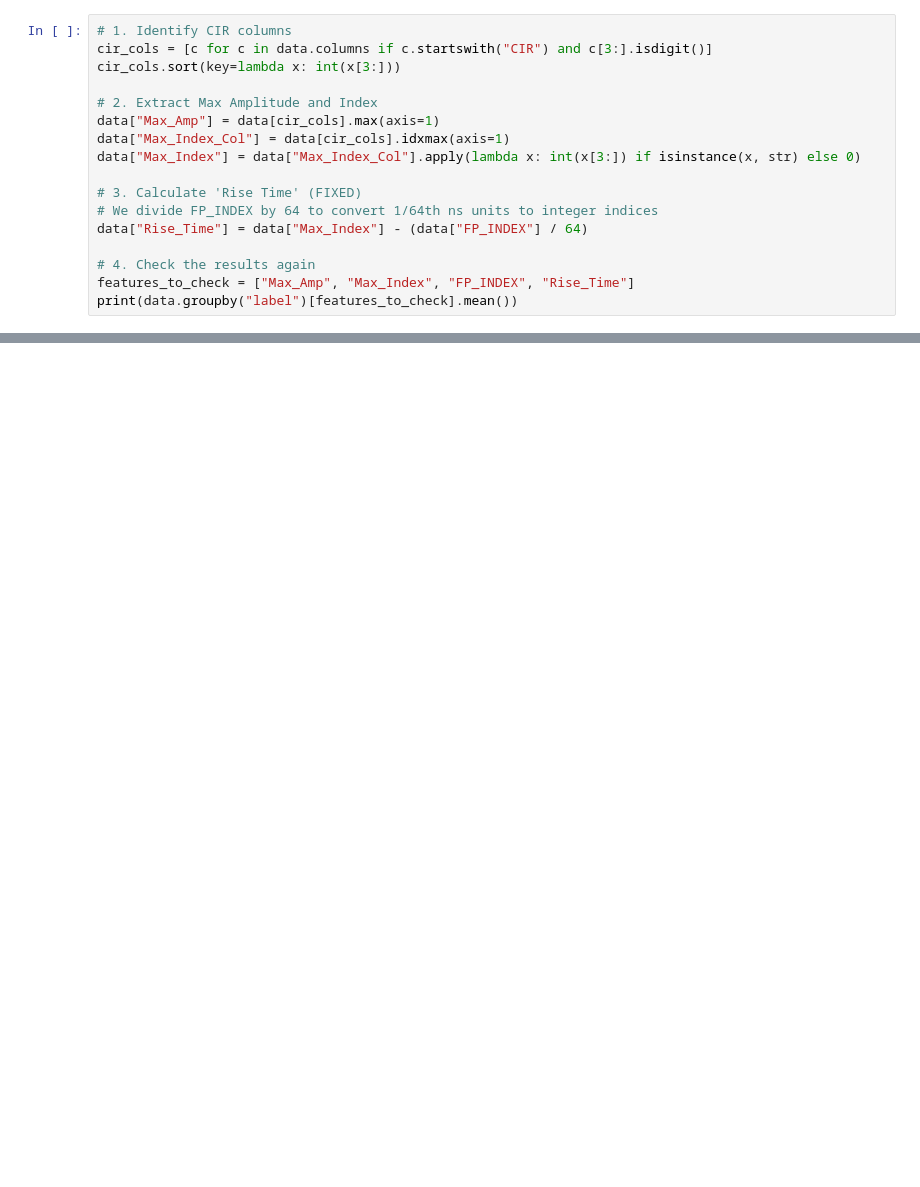
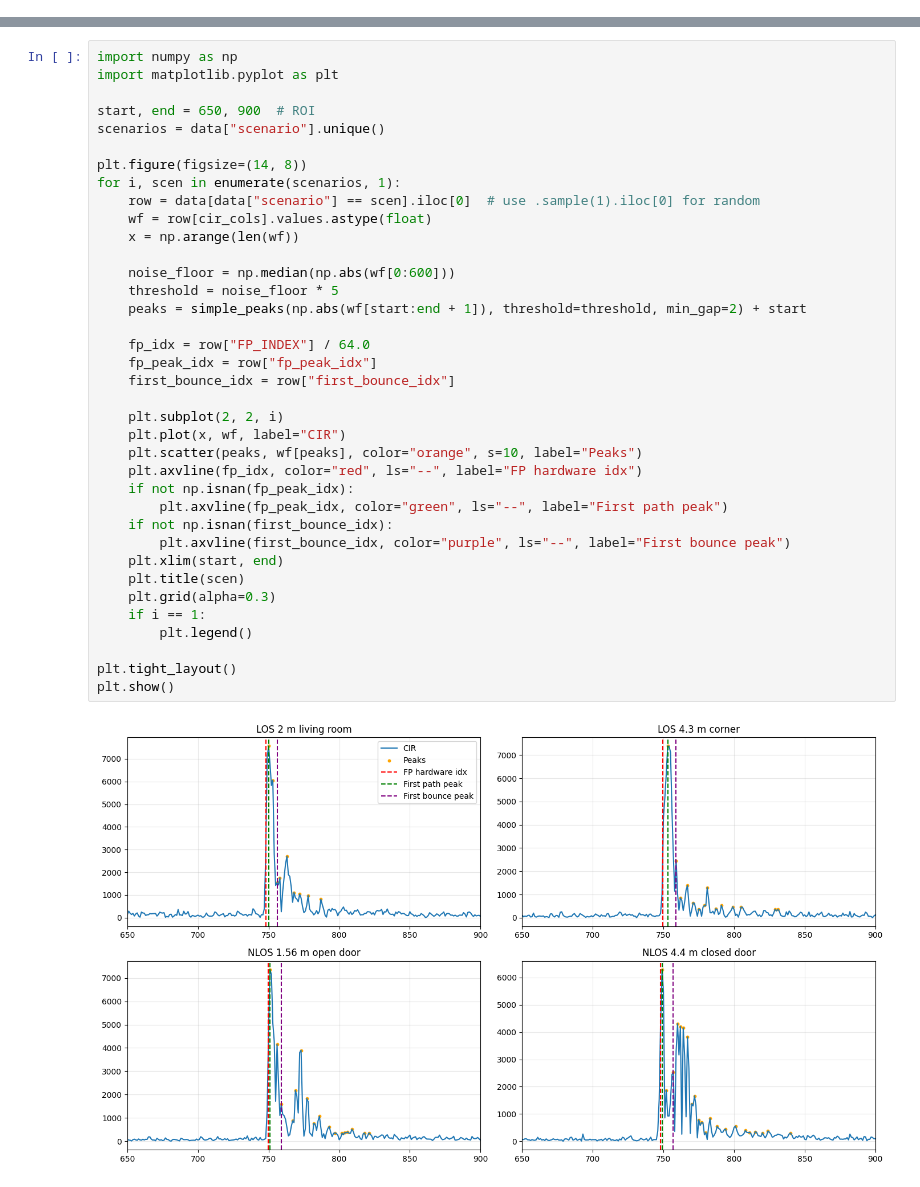
Before and after one commit to jonathanljc/capstone, a Jupyter notebook: eda/eda.ipynb, the cells around one changed output, grey strips where cells are left out. Drawn from its saved outputs; the diff is of its cells as text; blank space fills up the shorter version.

```diff
--- a/eda/eda.ipynb
+++ b/eda/eda.ipynb
@@ -224,17 +38,0 @@ plt.show()
-# %%
-# 1. Identify CIR columns
-cir_cols = [c for c in data.columns if c.startswith("CIR") and c[3:].isdigit()]
-cir_cols.sort(key=lambda x: int(x[3:]))
-
-# 2. Extract Max Amplitude and Index
-data["Max_Amp"] = data[cir_cols].max(axis=1)
-data["Max_Index_Col"] = data[cir_cols].idxmax(axis=1)
-data["Max_Index"] = data["Max_Index_Col"].apply(lambda x: int(x[3:]) if isinstance(x, str) else 0)
-
-# 3. Calculate 'Rise Time' (FIXED)
-# We divide FP_INDEX by 64 to convert 1/64th ns units to integer indices
-data["Rise_Time"] = data["Max_Index"] - (data["FP_INDEX"] / 64)
-
-# 4. Check the results again
-features_to_check = ["Max_Amp", "Max_Index", "FP_INDEX", "Rise_Time"]
-print(data.groupby("label")[features_to_check].mean())
@@ -245,0 +220,39 @@ NLOS   6966.384   749.6645  47878.0285   1.570305
+# %%
+import numpy as np
+import matplotlib.pyplot as plt
+
+start, end = 650, 900  # ROI
+scenarios = data["scenario"].unique()
+
+plt.figure(figsize=(14, 8))
+for i, scen in enumerate(scenarios, 1):
+    row = data[data["scenario"] == scen].iloc[0]  # use .sample(1).iloc[0] for random
+    wf = row[cir_cols].values.astype(float)
+    x = np.arange(len(wf))
+
+    noise_floor = np.median(np.abs(wf[0:600]))
+    threshold = noise_floor * 5
+    peaks = simple_peaks(np.abs(wf[start:end + 1]), threshold=threshold, min_gap=2) + start
+
+    fp_idx = row["FP_INDEX"] / 64.0
+    fp_peak_idx = row["fp_peak_idx"]
+    first_bounce_idx = row["first_bounce_idx"]
+
+    plt.subplot(2, 2, i)
+    plt.plot(x, wf, label="CIR")
+    plt.scatter(peaks, wf[peaks], color="orange", s=10, label="Peaks")
+    plt.axvline(fp_idx, color="red", ls="--", label="FP hardware idx")
+    if not np.isnan(fp_peak_idx):
+        plt.axvline(fp_peak_idx, color="green", ls="--", label="First path peak")
+    if not np.isnan(first_bounce_idx):
+        plt.axvline(first_bounce_idx, color="purple", ls="--", label="First bounce peak")
+    plt.xlim(start, end)
+    plt.title(scen)
+    plt.grid(alpha=0.3)
+    if i == 1:
+        plt.legend()
+
+plt.tight_layout()
+plt.show()
+# %% [output]
+[figure, added]
```
Also changed, not shown: parts of 30 cells of this notebook, 1 other file.
